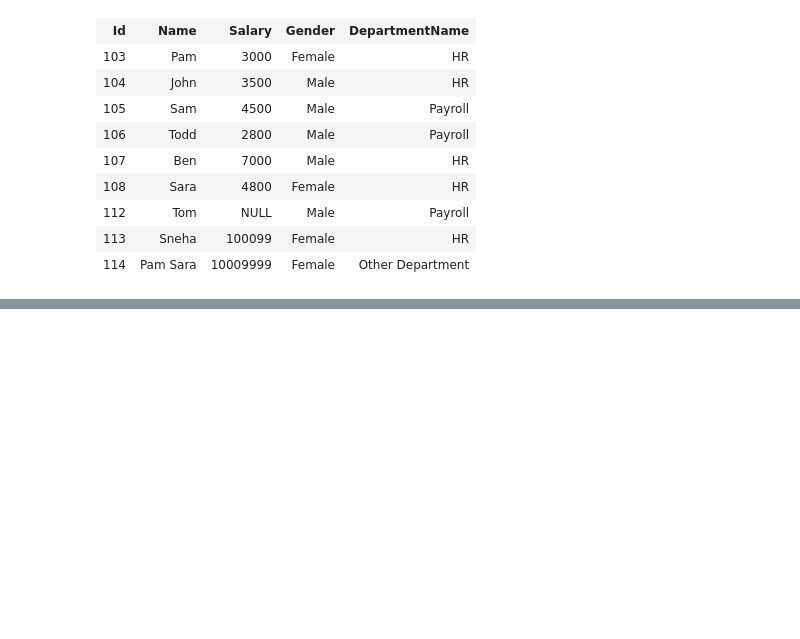
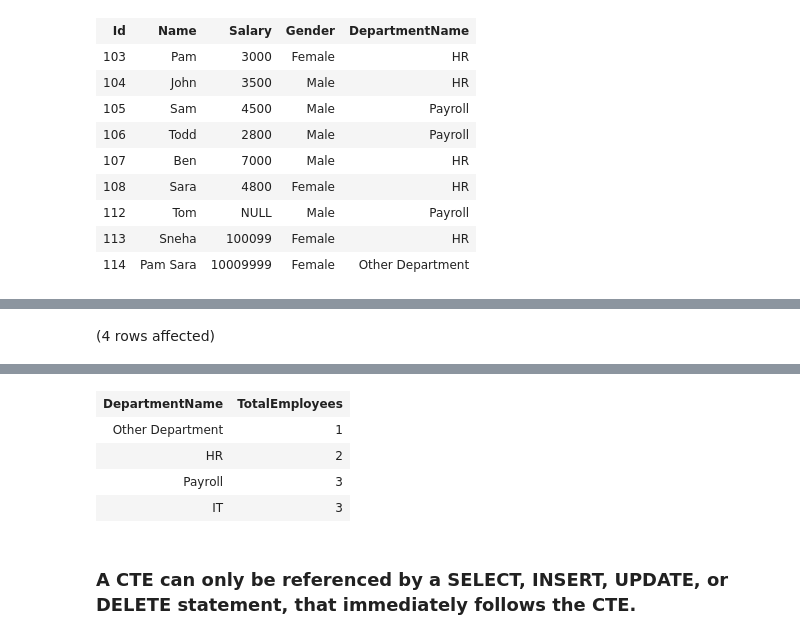
Before and after one commit to kanhaiya-bhayana-inc/Sql-server, a Jupyter notebook: Notebook 3 - Sql Server.ipynb, the cells around one changed output, grey strips where cells are left out. Drawn from its saved outputs; the diff is of its cells as text; code cells hidden in the pictures; blank space fills up the shorter version.

Commit message:
CTE - Common Table Expressions initials

```diff
--- a/Notebook 3 - Sql Server.ipynb
+++ b/Notebook 3 - Sql Server.ipynb
@@ -386,0 +540,16 @@ Total execution time: 00:00:00.071
+# %%
+WITH EmployeeCount(DepartmentId, TotalEmployees)
+as
+(
+    SELECT      DepartmentId, Count(*) as TotalEmployees
+    from        tblEmployee1
+    GROUP By    DepartmentId
+)
+
+SELECT      DepartmentName, TotalEmployees
+FROM        tblDepartment
+JOIN        EmployeeCount
+ON          tblDepartment.Id = EmployeeCount.DepartmentId
+ORDER BY    TotalEmployees
+# %% [output]
+(4 rows affected)
@@ -386,0 +557,7 @@ Total execution time: 00:00:00.071
+| DepartmentName | TotalEmployees |
+| Other Department | 1 |
+| HR | 2 |
+| Payroll | 3 |
+| IT | 3 |
+# %% [markdown]
+### A CTE can only be referenced by a SELECT, INSERT, UPDATE, or DELETE statement, that immediately follows the CTE.
```
Also changed, not shown: parts of 26 cells of this notebook.
